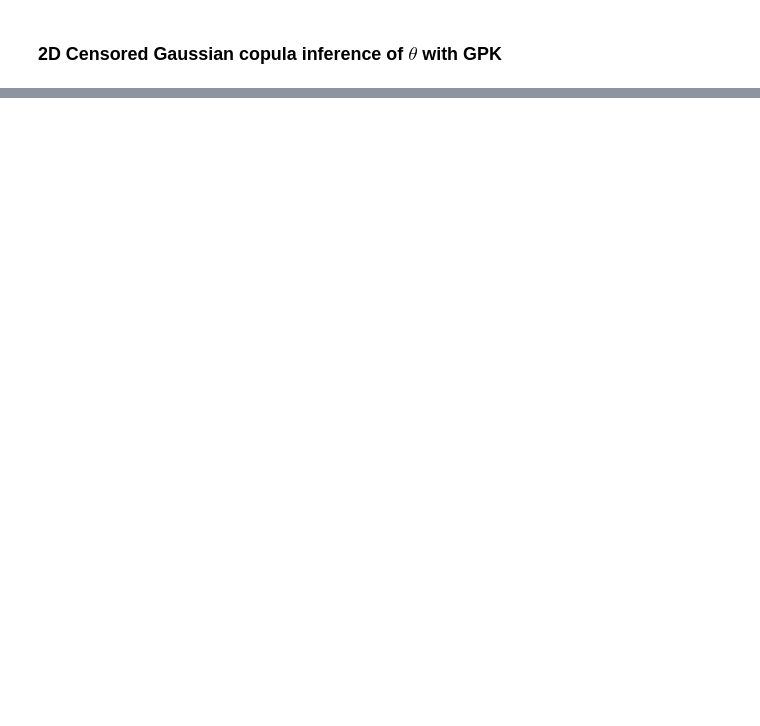
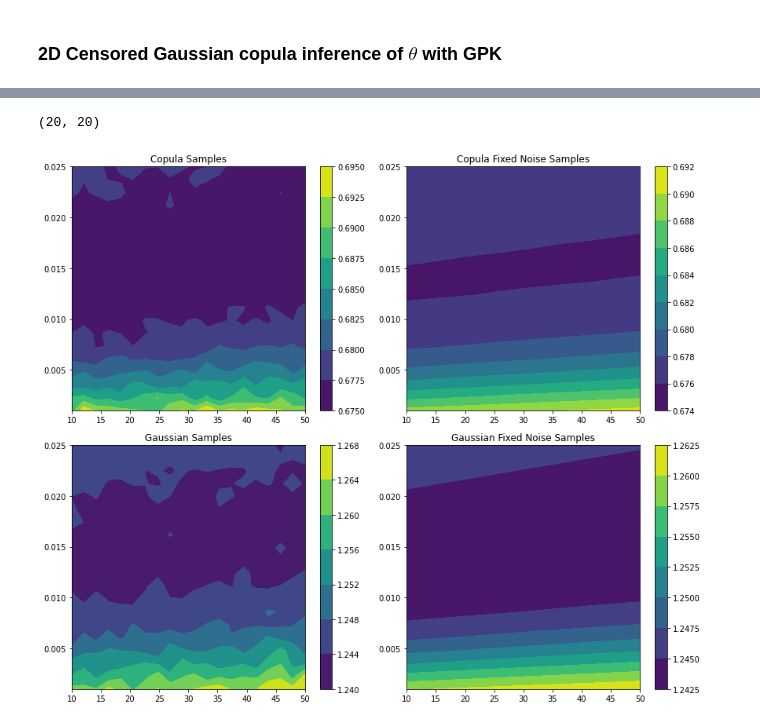
Before and after one commit to Huk-David/SpaDep_VCop, a Jupyter notebook: body/NEW_SR_estimation.ipynb, the cells around one changed output, grey strips where cells are left out. Cells and saved outputs as stored; diff of their text form; code cells hidden in the pictures; blank space fills up the shorter version.

```diff
--- a/body/NEW_SR_estimation.ipynb
+++ b/body/NEW_SR_estimation.ipynb
@@ -407,0 +472,9 @@ plt.show()
+# %%
+from sklearn.metrics.pairwise import euclidean_distances
+
+locations = np.array([[0, 0], [10, 10]])
+dist_matrix = euclidean_distances(locations, locations)
+topos = np.array([[100], [10]]) # chosen to be about 1/70 of the distance matrix
+topo_matrix = euclidean_distances(topos, topos)
+true_cov = Matern(length_scale=20, nu=3.5).__call__(dist_matrix+ 0.014*topo_matrix)
+true_cov
@@ -407,0 +551,37 @@ plt.show()
+# %%
+e_scores_gauss_samples.shape
+# %% [output]
+(20, 20)
+# %%
+# Extracting data for plotting
+theta_vals = np.linspace(10,50,20)
+a_vals = np.linspace(0.001,0.025,20)
+theta_vals, a_vals = np.meshgrid(theta_vals, a_vals)
+e_scores_gauss_samples = np.array([score[0] for score in e_scores_per_rho]).reshape(20, 20)
+e_scores_gauss_fixed_samples = np.array([score[1] for score in e_scores_per_rho]).reshape(20, 20)
+e_scores_cop_samples = np.array([score[0] for score in e_scores_per_rho_cop]).reshape(20, 20)
+e_scores_cop_fixed_samples = np.array([score[1] for score in e_scores_per_rho_cop]).reshape(20, 20)
+
+# Plotting
+fig, axs = plt.subplots(2, 2, figsize=(12, 10))
+
+contour1 = axs[0, 0].contourf(theta_vals, a_vals, e_scores_cop_samples, cmap='viridis')
+axs[0, 0].set_title('Copula Samples')
+fig.colorbar(contour1, ax=axs[0, 0])
+
+contour2 = axs[0, 1].contourf(theta_vals, a_vals, e_scores_cop_fixed_samples, cmap='viridis')
+axs[0, 1].set_title('Copula Fixed Noise Samples')
+fig.colorbar(contour2, ax=axs[0, 1])
+
+contour3 = axs[1, 0].contourf(theta_vals, a_vals, e_scores_gauss_samples, cmap='viridis')
+axs[1, 0].set_title('Gaussian Samples')
+fig.colorbar(contour3, ax=axs[1, 0])
+
+contour4 = axs[1, 1].contourf(theta_vals, a_vals, e_scores_gauss_fixed_samples, cmap='viridis')
+axs[1, 1].set_title('Gaussian Fixed Noise Samples')
+fig.colorbar(contour4, ax=axs[1, 1])
+
+plt.tight_layout()
+plt.show()
+# %% [output]
+[figure, added]
```
Also changed, not shown: parts of 14 cells of this notebook.
